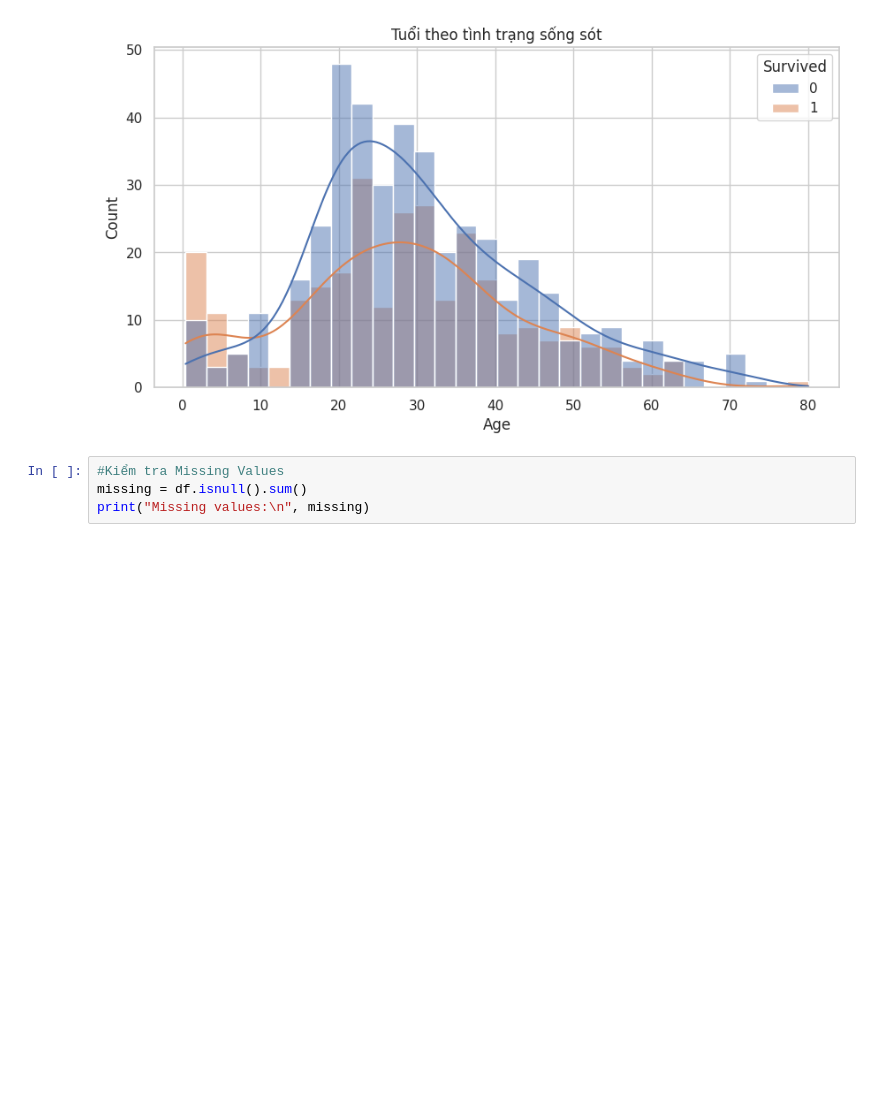
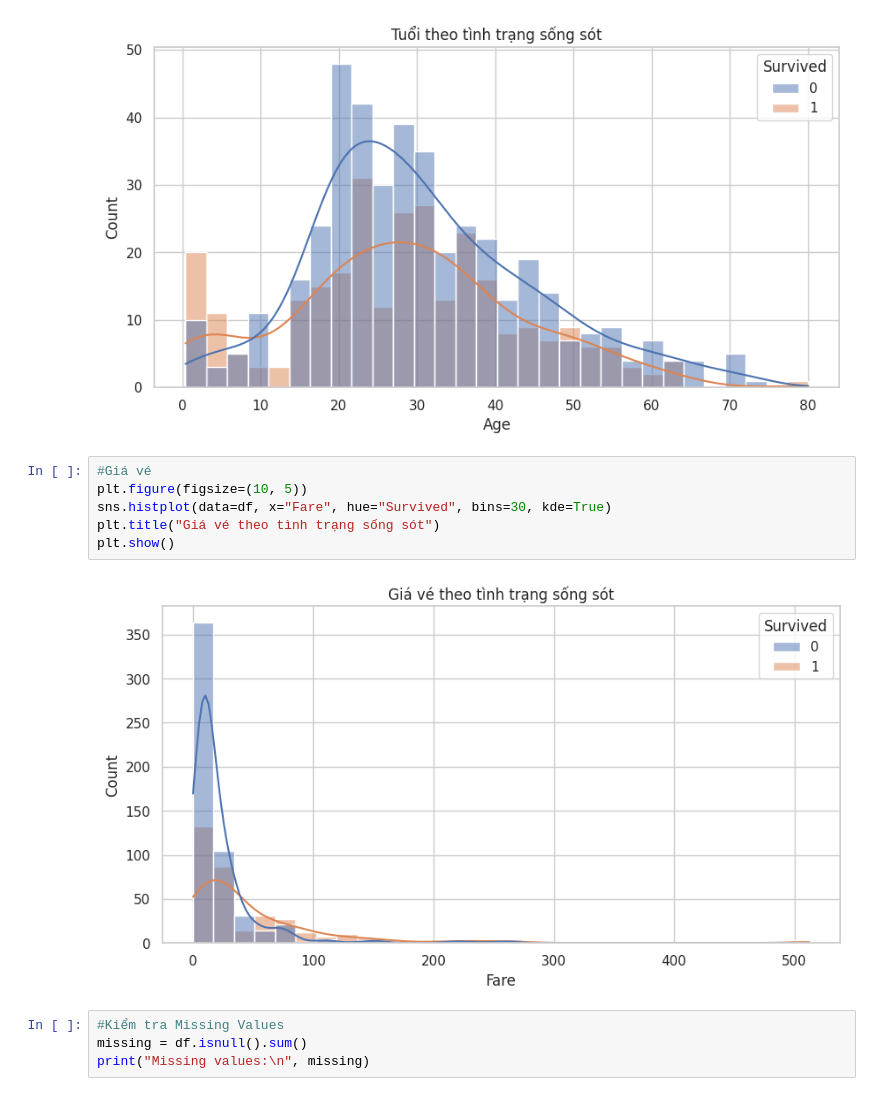
Before and after one commit to thanhvietnguyen/Titanic-ML-project, a Jupyter notebook: notebooks/eda_titanic.ipynb, the cells around one changed output. Drawn from its saved outputs; the diff is of its cells as text; blank space fills up the shorter version.

```diff
--- a/notebooks/eda_titanic.ipynb
+++ b/notebooks/eda_titanic.ipynb
@@ -135,6 +135,14 @@ plt.title("Tuổi theo tình trạng sống sót")
 plt.show()
 # %% [output]
 [figure]
+# %%
+#Giá vé
+plt.figure(figsize=(10, 5))
+sns.histplot(data=df, x="Fare", hue="Survived", bins=30, kde=True)
+plt.title("Giá vé theo tình trạng sống sót")
+plt.show()
+# %% [output]
+[figure, added]
 # %%
 #Kiểm tra Missing Values
 missing = df.isnull().sum()
```
